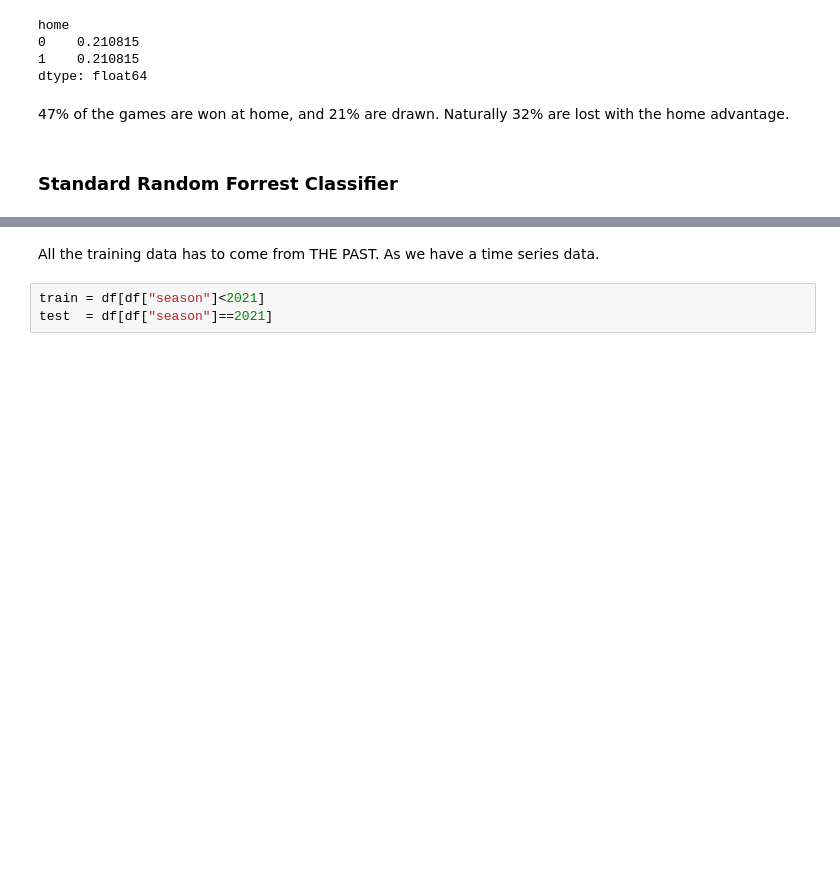
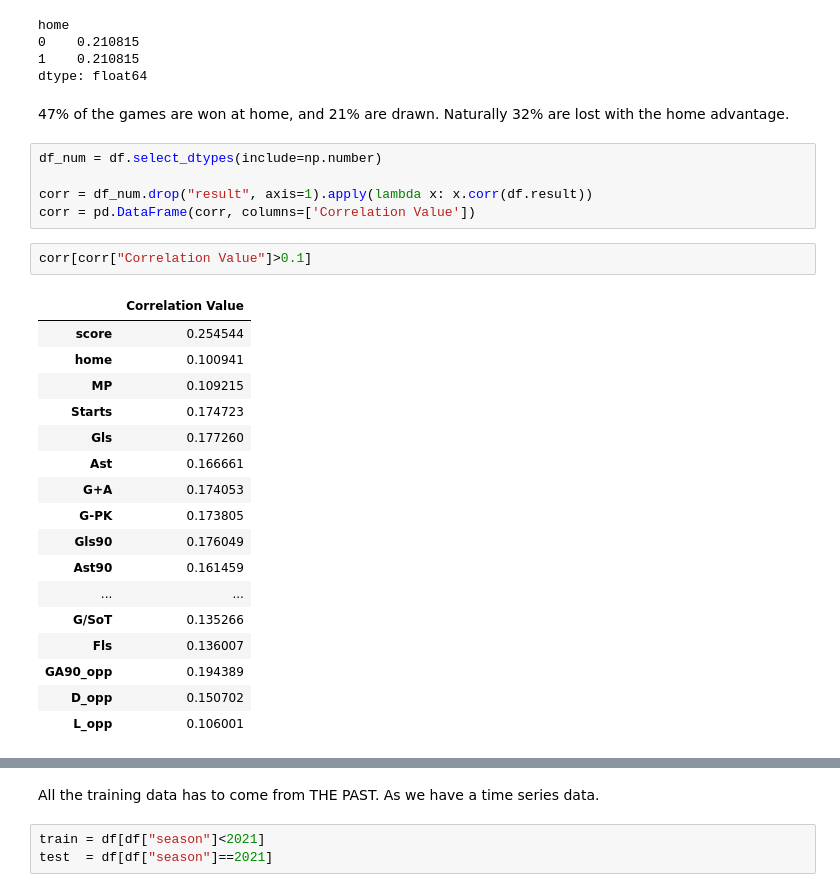
Before and after one commit to RaminVali/CL_WebScraping_ML_Prediction, a Jupyter notebook: predict.ipynb, the cells around one changed output, grey strips where cells are left out. Saved outputs shown, nothing was run; the diff lists cells and outputs as text; blank space fills up the shorter version.

```diff
--- a/predict.ipynb
+++ b/predict.ipynb
@@ -88,5 +90,28 @@ home
 dtype: float64
 # %% [markdown]
 47% of the games are won at home, and 21% are drawn. Naturally 32% are lost with the home advantage.
-# %% [markdown]
-### Standard Random Forrest Classifier
+# %%
+df_num = df.select_dtypes(include=np.number)
+
+corr = df_num.drop("result", axis=1).apply(lambda x: x.corr(df.result))
+corr = pd.DataFrame(corr, columns=['Correlation Value'])
+# %%
+corr[corr["Correlation Value"]>0.1]
+# %% [output]
+|  | Correlation Value |
+| score | 0.254544 |
+| home | 0.100941 |
+| MP | 0.109215 |
+| Starts | 0.174723 |
+| Gls | 0.177260 |
+| Ast | 0.166661 |
+| G+A | 0.174053 |
+| G-PK | 0.173805 |
+| Gls90 | 0.176049 |
+| Ast90 | 0.161459 |
+| ... | ... |
+| G/SoT | 0.135266 |
+| Fls | 0.136007 |
+| GA90_opp | 0.194389 |
+| D_opp | 0.150702 |
+| L_opp | 0.106001 |
```
Also changed, not shown: parts of 7 cells of this notebook, 3 other files.
